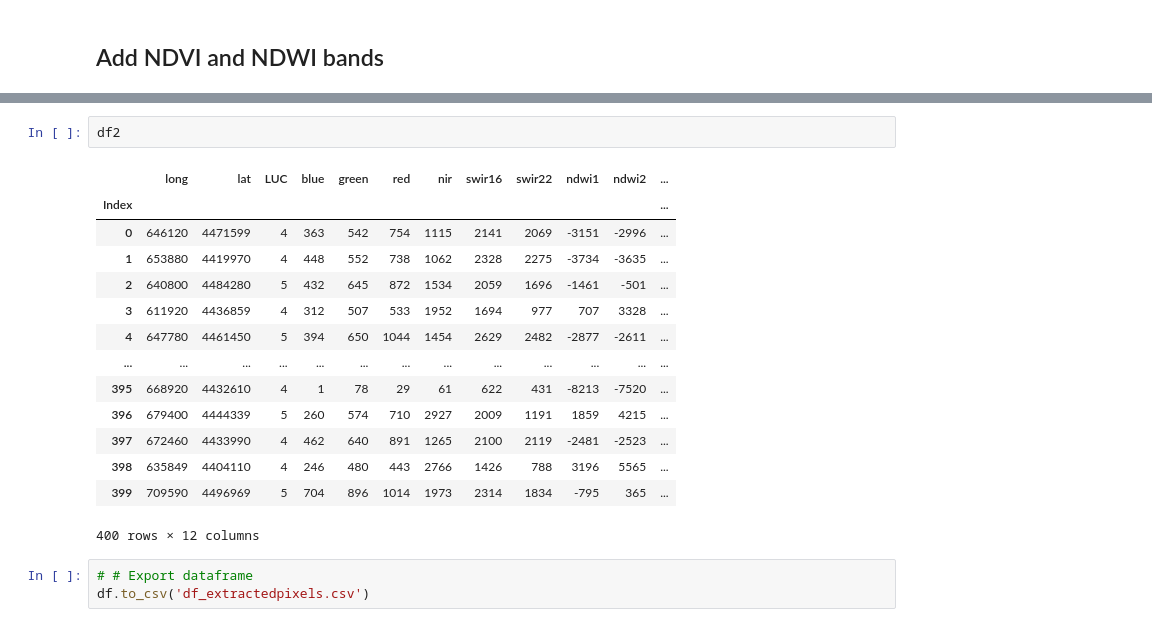
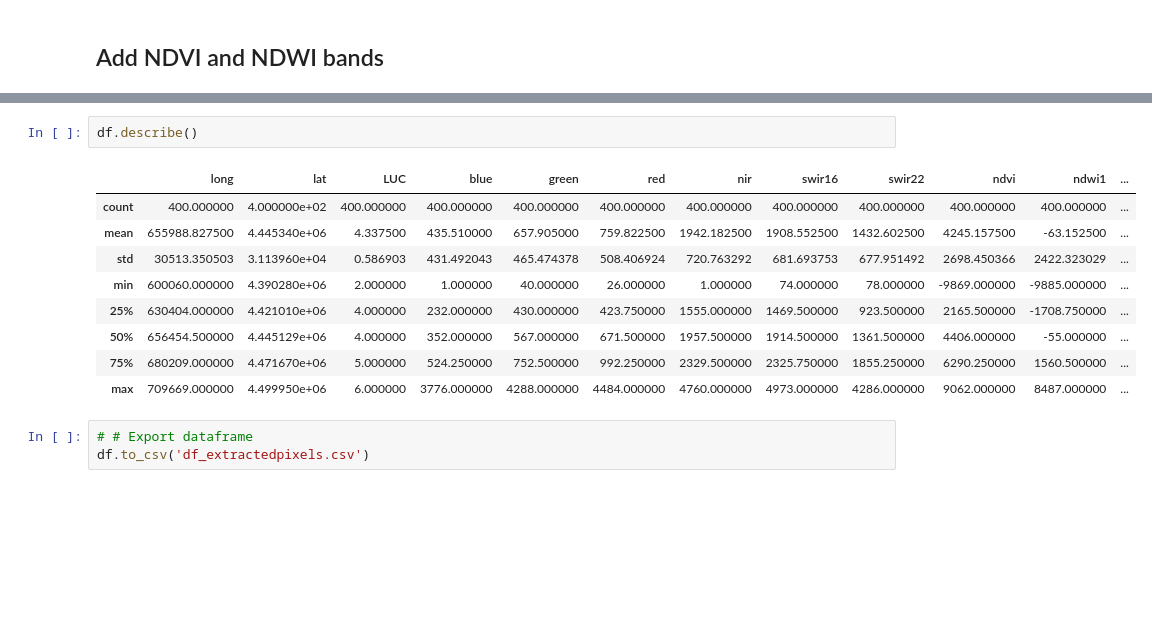
Before and after one commit to ai-extensions/s1_eda, a Jupyter notebook: ExtractValues_and_MakeDF.ipynb, the cells around one changed output, grey strips where cells are left out. Drawn from its saved outputs; the diff is of its cells as text; blank space fills up the shorter version.

```diff
--- a/ExtractValues_and_MakeDF.ipynb
+++ b/ExtractValues_and_MakeDF.ipynb
@@ -415,20 +355,15 @@ df2
-# %%
-df2
-# %% [output]
-|  | long | lat | LUC | blue | green | red | nir | swir16 | swir22 | ndwi1 | ndwi2 | ... |
-| Index |  |  |  |  |  |  |  |  |  |  |  | ... |
-| 0 | 646120 | 4471599 | 4 | 363 | 542 | 754 | 1115 | 2141 | 2069 | -3151 | -2996 | ... |
-| 1 | 653880 | 4419970 | 4 | 448 | 552 | 738 | 1062 | 2328 | 2275 | -3734 | -3635 | ... |
-| 2 | 640800 | 4484280 | 5 | 432 | 645 | 872 | 1534 | 2059 | 1696 | -1461 | -501 | ... |
-| 3 | 611920 | 4436859 | 4 | 312 | 507 | 533 | 1952 | 1694 | 977 | 707 | 3328 | ... |
-| 4 | 647780 | 4461450 | 5 | 394 | 650 | 1044 | 1454 | 2629 | 2482 | -2877 | -2611 | ... |
-| ... | ... | ... | ... | ... | ... | ... | ... | ... | ... | ... | ... | ... |
-| 395 | 668920 | 4432610 | 4 | 1 | 78 | 29 | 61 | 622 | 431 | -8213 | -7520 | ... |
-| 396 | 679400 | 4444339 | 5 | 260 | 574 | 710 | 2927 | 2009 | 1191 | 1859 | 4215 | ... |
-| 397 | 672460 | 4433990 | 4 | 462 | 640 | 891 | 1265 | 2100 | 2119 | -2481 | -2523 | ... |
-| 398 | 635849 | 4404110 | 4 | 246 | 480 | 443 | 2766 | 1426 | 788 | 3196 | 5565 | ... |
-| 399 | 709590 | 4496969 | 5 | 704 | 896 | 1014 | 1973 | 2314 | 1834 | -795 | 365 | ... |
-400 rows × 12 columns
+# %%
+df.describe()
+# %% [output]
+|  | long | lat | LUC | blue | green | red | nir | swir16 | swir22 | ndvi | ndwi1 | ... |
+| count | 400.000000 | 4.000000e+02 | 400.000000 | 400.000000 | 400.000000 | 400.000000 | 400.000000 | 400.000000 | 400.000000 | 400.000000 | 400.000000 | ... |
+| mean | 655988.827500 | 4.445340e+06 | 4.337500 | 435.510000 | 657.905000 | 759.822500 | 1942.182500 | 1908.552500 | 1432.602500 | 4245.157500 | -63.152500 | ... |
+| std | 30513.350503 | 3.113960e+04 | 0.586903 | 431.492043 | 465.474378 | 508.406924 | 720.763292 | 681.693753 | 677.951492 | 2698.450366 | 2422.323029 | ... |
+| min | 600060.000000 | 4.390280e+06 | 2.000000 | 1.000000 | 40.000000 | 26.000000 | 1.000000 | 74.000000 | 78.000000 | -9869.000000 | -9885.000000 | ... |
+| 25% | 630404.000000 | 4.421010e+06 | 4.000000 | 232.000000 | 430.000000 | 423.750000 | 1555.000000 | 1469.500000 | 923.500000 | 2165.500000 | -1708.750000 | ... |
+| 50% | 656454.500000 | 4.445129e+06 | 4.000000 | 352.000000 | 567.000000 | 671.500000 | 1957.500000 | 1914.500000 | 1361.500000 | 4406.000000 | -55.000000 | ... |
+| 75% | 680209.000000 | 4.471670e+06 | 5.000000 | 524.250000 | 752.500000 | 992.250000 | 2329.500000 | 2325.750000 | 1855.250000 | 6290.250000 | 1560.500000 | ... |
+| max | 709669.000000 | 4.499950e+06 | 6.000000 | 3776.000000 | 4288.000000 | 4484.000000 | 4760.000000 | 4973.000000 | 4286.000000 | 9062.000000 | 8487.000000 | ... |
 # %%
 # # Export dataframe
 df.to_csv('df_extractedpixels.csv')
```
Also changed, not shown: parts of 10 cells of this notebook, 1 other file.
